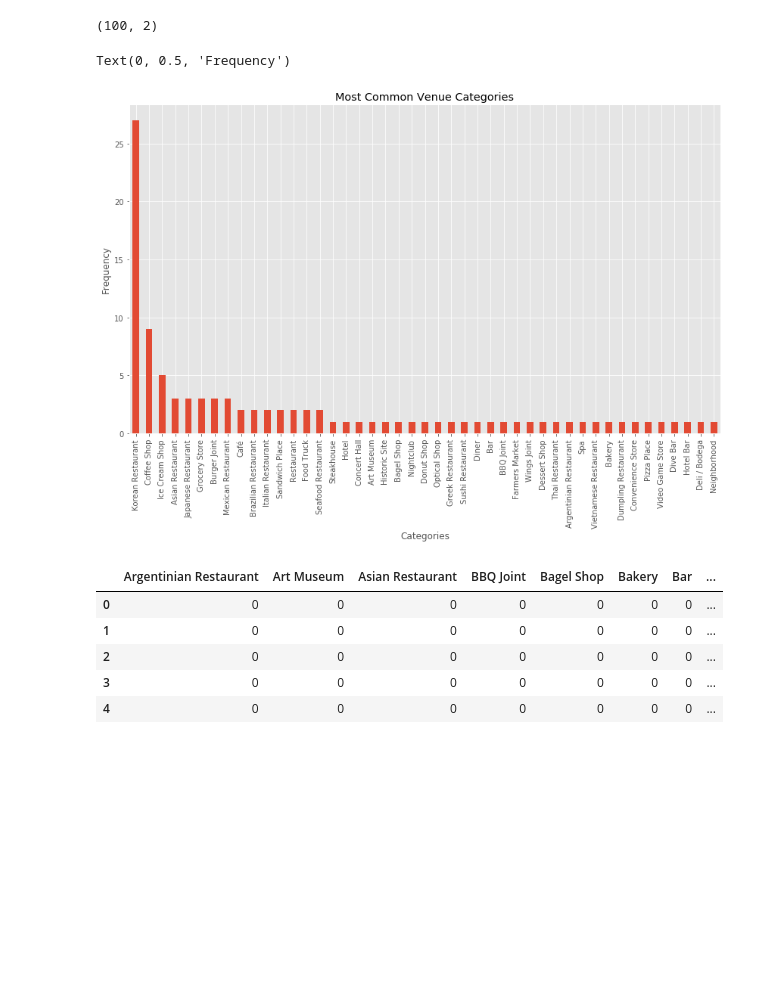
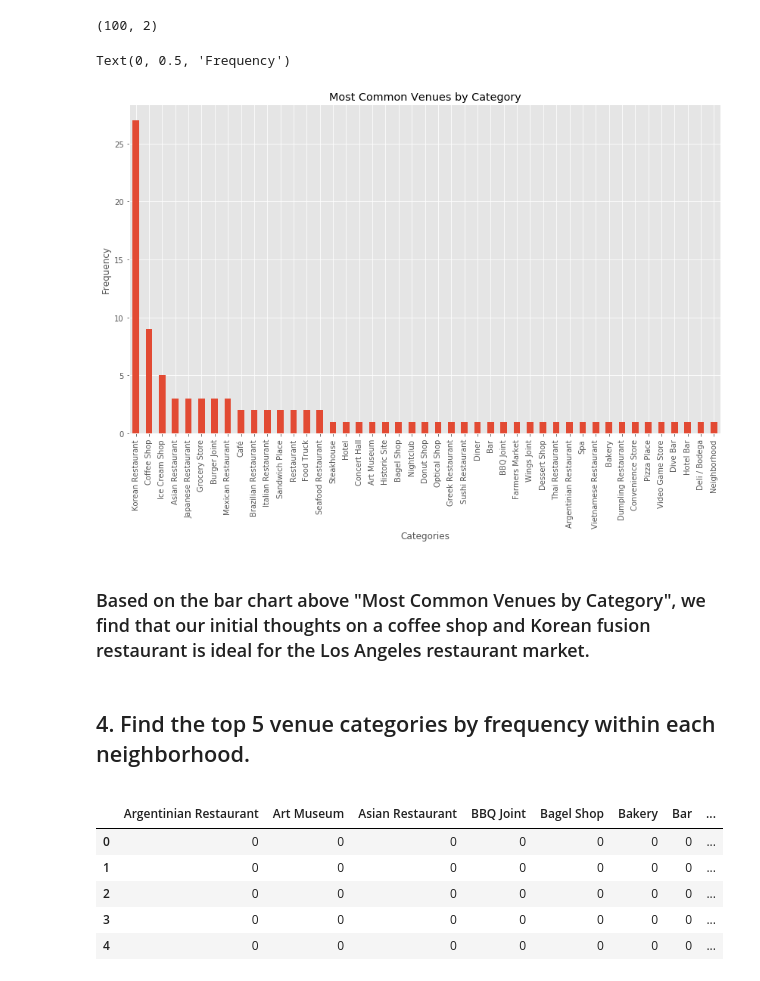
Before and after one commit to RobFaj/Capstone-DataScience, a Jupyter notebook: Battling LA Neighborhoods_Final Project.ipynb, the cells around one changed output. Drawn from its saved outputs; the diff is of its cells as text; code cells hidden in the pictures; blank space fills up the shorter version.

```diff
--- a/Battling LA Neighborhoods_Final Project.ipynb
+++ b/Battling LA Neighborhoods_Final Project.ipynb
@@ -366,12 +370,21 @@ LA_Korea.shape
 # %%
 ax = LA_Korea['Category'].value_counts().plot(kind='bar',
                                     figsize=(14,8),
-                                    title="Most Common Venue Categories")
+                                    title="Most Common Venues by Category")
 ax.set_xlabel("Categories")
 ax.set_ylabel("Frequency")
 # %% [output]
 Text(0, 0.5, 'Frequency')
-[figure, old version]
+[figure, new version]
+# %% [markdown]
+<h3> Based on the bar chart above "Most Common Venues by Category", we find that our initial thoughts on a coffee shop and Korean
+    fusion restaurant is ideal for the Los Angeles restaurant market.</h3>
+# %% [markdown]
+
+<p>
+<p>
+
+## 4. Find the top 5 venue categories by frequency within each neighborhood.</h3>
 # %%
 LA_onehot = pd.get_dummies(nearby_venues['Category'], prefix="", prefix_sep="")
 # %%
```
Also changed, not shown: parts of 22 cells of this notebook.
